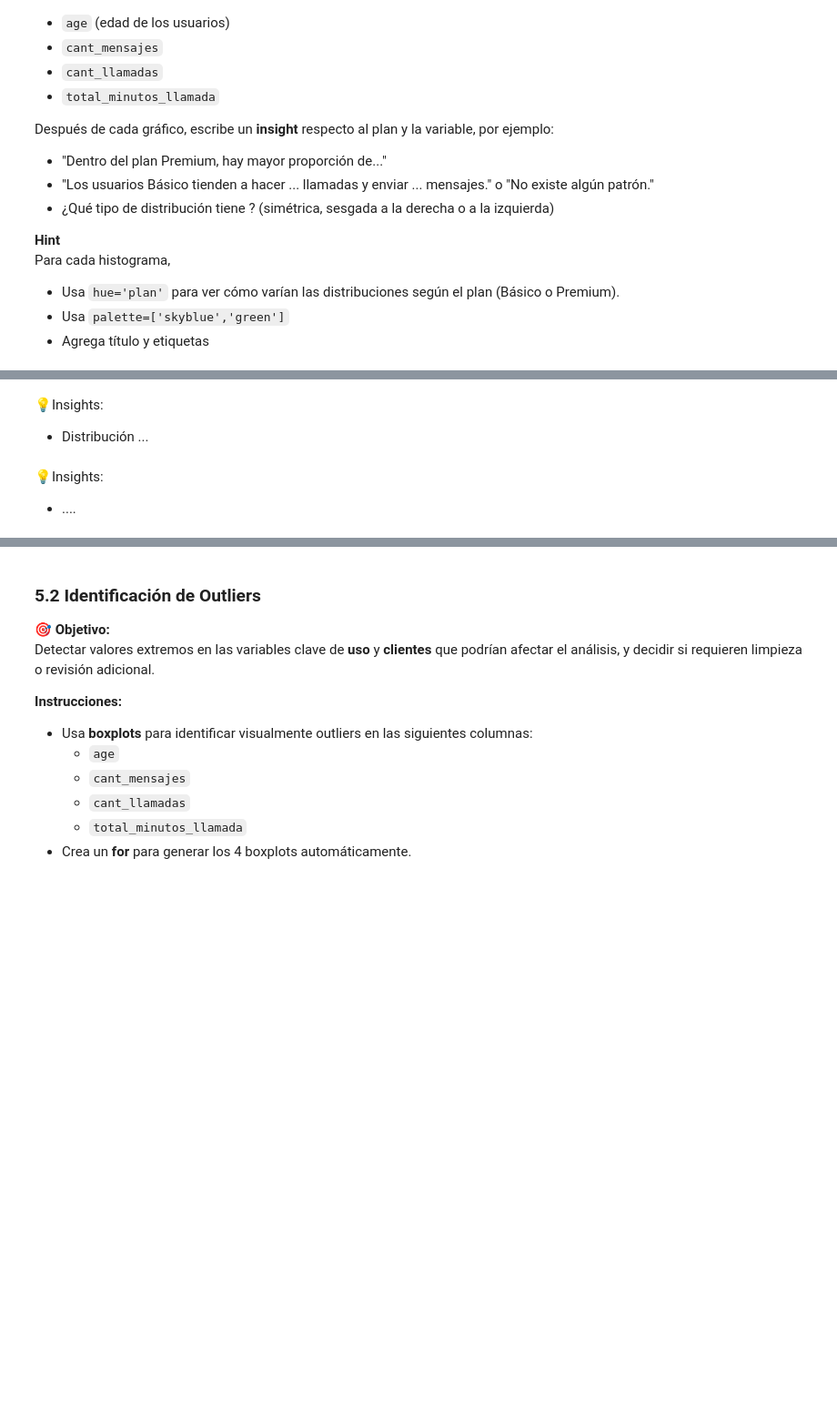
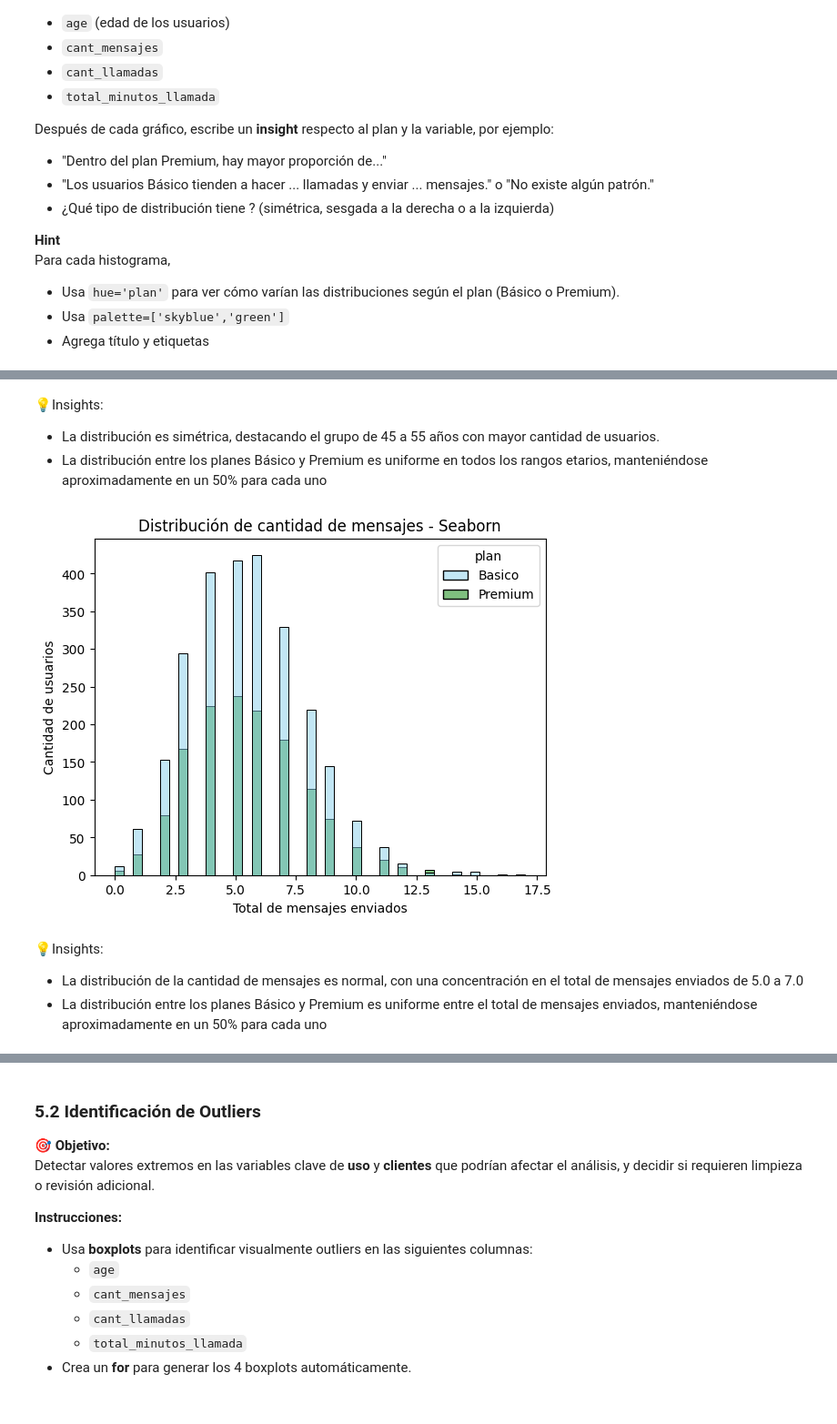
Before and after one commit to franciscoescobarda/analysis-connectatel, a Jupyter notebook: S7 Version-Estudiante-Project-ConnectaTel.ipynb, the cells around one changed output, grey strips where cells are left out. Shown at 91% size. Cells and saved outputs as stored; diff of their text form; code cells hidden in the pictures; blank space fills up the shorter version.

```diff
--- a/S7 Version-Estudiante-Project-ConnectaTel.ipynb
+++ b/S7 Version-Estudiante-Project-ConnectaTel.ipynb
@@ -439,7 +484,7 @@ usage["is_call"] = (usage["type"] == "call").astype(int) #conocer el total de ll
 
 
 # Agrupar información por usuario
-usage_agg = usage ... reset_index()
+usage_agg = usage.groupby('user_id').agg({'is_text' : 'sum','is_call': 'sum','duration' :'sum'}).reset_index()
 
 # observar resultado
 usage_agg.head(3)
@@ -446,5 +496,5 @@ usage_agg.head(3)
 # %%
 # Renombrar columnas
-
+usage_agg=usage_agg.rename(columns={'is_text':'cant_mensajes','is_call':'cant_llamadas','duration':'cant_minutos_llamada'})
 # observar resultado
 usage_agg.head(3)
@@ -451,4 +512,4 @@ usage_agg.head(3)
 # %%
 # Combinar la tabla agregada con el dataset de usuarios
-user_profile =
+user_profile = pd.merge(usage_agg,users, on='user_id',how='left')
 user_profile.head(5)
@@ -499,10 +591,19 @@ plt.show()
 # %% [markdown]
 💡Insights:
-- Distribución ...
+- La  distribución es simétrica, destacando el grupo de 45 a 55 años con mayor cantidad de usuarios.
+- La distribución entre los planes Básico y Premium es uniforme en todos los rangos etarios, manteniéndose aproximadamente en un 50% para cada uno
 # %%
 # Histograma para visualizar la cant_mensajes
+sns.histplot(data=user_profile, x='cant_mensajes',hue='plan',palette=['skyblue','green'])
+plt.xlabel('Total de mensajes enviados')
+plt.ylabel('Cantidad de usuarios')
+plt.title('Distribución de cantidad de mensajes - Seaborn')
+plt.show()
+# %% [output]
+[figure, added]
 # %% [markdown]
 💡Insights:
-- ....
+- La distribución de la cantidad de mensajes es normal, con una concentración en el total de mensajes enviados de 5.0 a 7.0
+- La distribución entre los planes Básico y Premium es uniforme entre el total de mensajes enviados, manteniéndose aproximadamente en un 50% para cada uno
 # %%
 # Histograma para visualizar la cant_llamadas
```
Also changed, not shown: parts of 26 cells of this notebook.
